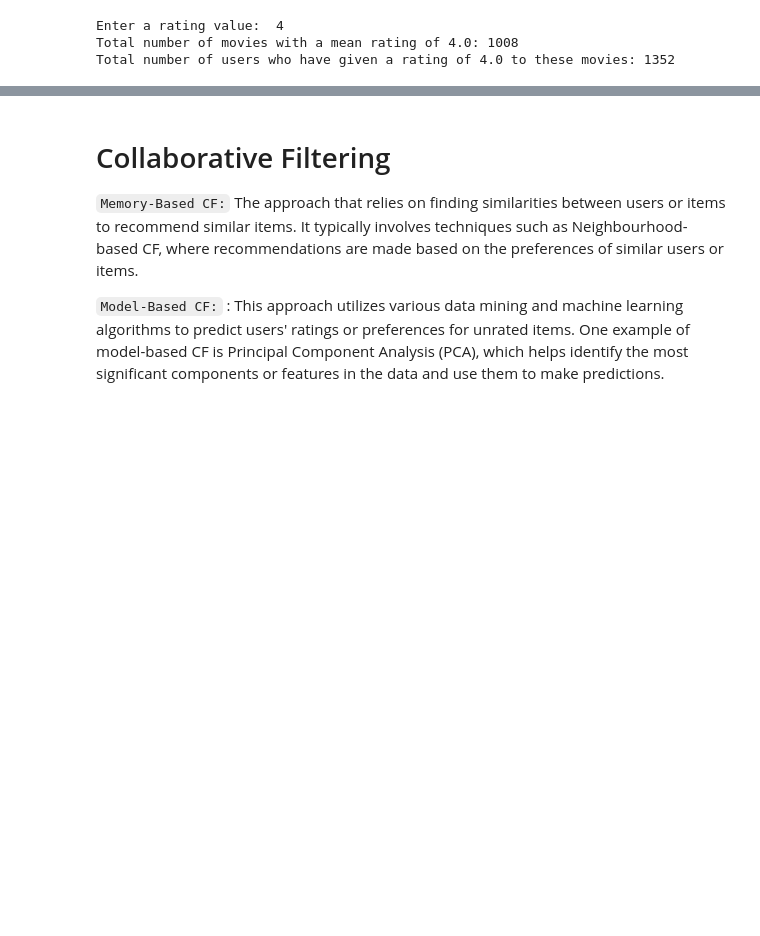
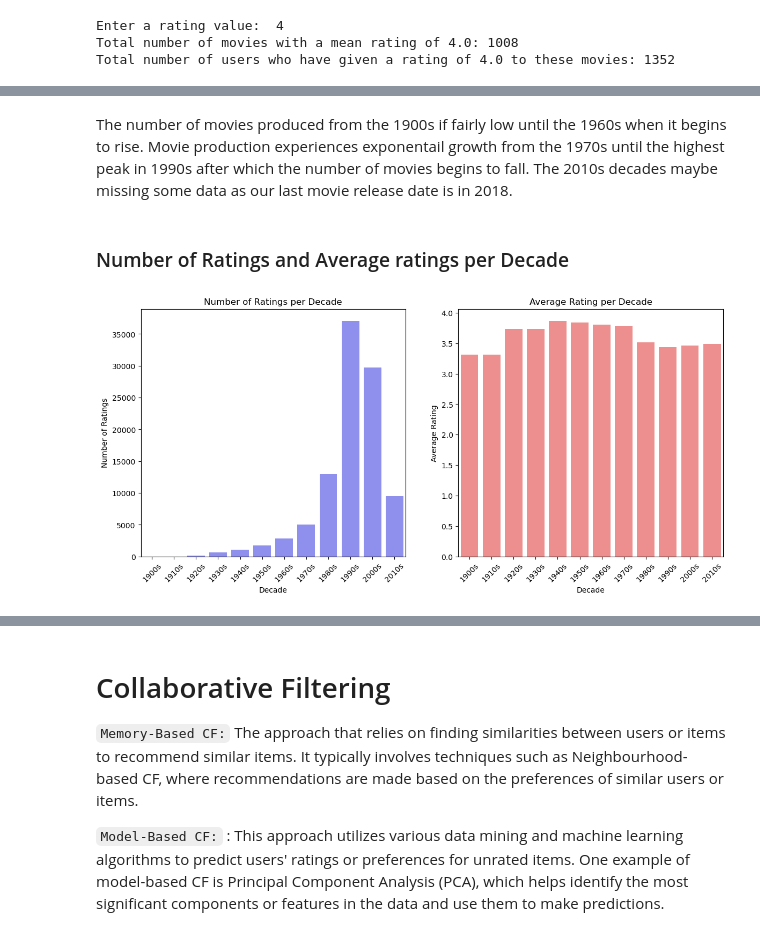
Before and after one commit to Rgmoogachiri/DSC-phase-4-project, a Jupyter notebook: movie.ipynb, the cells around one changed output, grey strips where cells are left out. Cells and saved outputs as stored; diff of their text form; code cells hidden in the pictures; blank space fills up the shorter version.

```diff
--- a/movie.ipynb
+++ b/movie.ipynb
@@ -504,0 +653,27 @@ Total number of users who have given a rating of 4.0 to these movies: 1352
+# %% [markdown]
+The number of movies produced from the 1900s if fairly low until the 1960s when it begins to rise. Movie production experiences exponentail growth from the 1970s until the highest peak in 1990s after which the number of movies begins to fall. The 2010s decades maybe missing some data as our last movie release date is in 2018.
+# %% [markdown]
+### Number of Ratings and Average ratings per Decade
+# %%
+# Grouping by decade and calculating the average rating
+ratings_stats = merged_df.groupby('decade').agg({'rating': ['mean', 'count']}).reset_index()
+ratings_stats.columns = ['decade', 'average_rating', 'number_of_ratings']
+
+# Creating subplots
+fig, axes = plt.subplots(1, 2, figsize=(14, 6))
+
+# Plotting number of ratings per decade
+sns.barplot(ax=axes[0], data=ratings_stats, x='decade', y='number_of_ratings', color='blue', alpha=0.5)
+axes[0].set_title('Number of Ratings per Decade')
+axes[0].set_xlabel('Decade')
+axes[0].set_ylabel('Number of Ratings')
+axes[0].tick_params(axis='x', rotation=45)
+
+# Plotting average rating per decade
+sns.barplot(ax=axes[1], data=ratings_stats, x='decade', y='average_rating', color='red', alpha=0.5)
+axes[1].set_title('Average Rating per Decade')
+axes[1].set_xlabel('Decade')
+axes[1].set_ylabel('Average Rating')
+axes[1].tick_params(axis='x', rotation=45);
+# %% [output]
+[figure, added]
```
Also changed, not shown: parts of 72 cells of this notebook.
